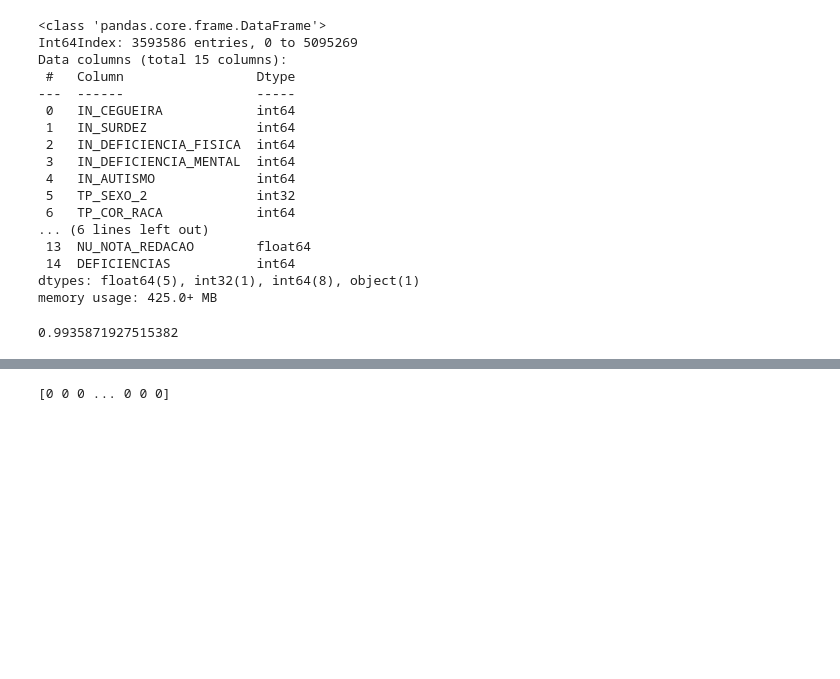
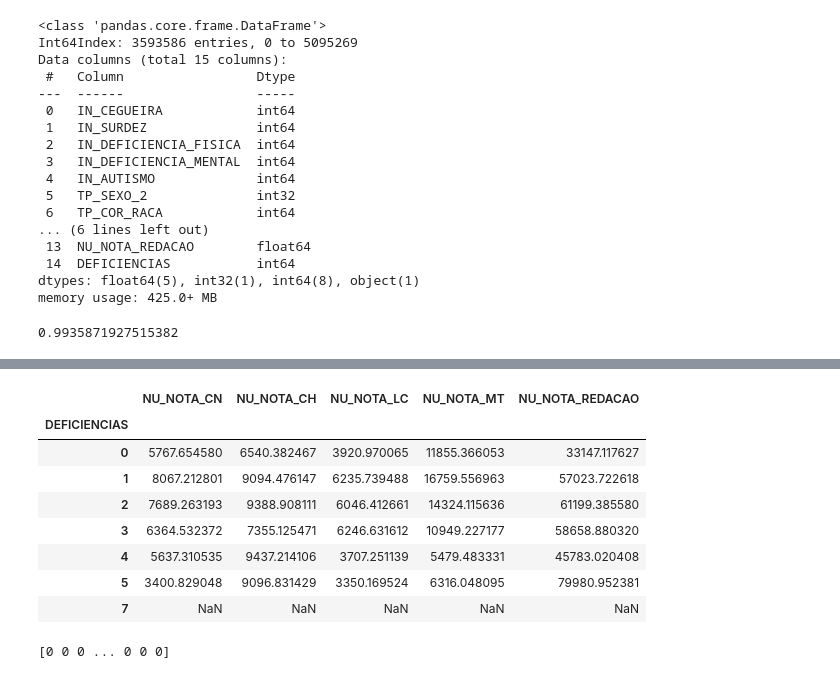
Before and after one commit to maclaudiabl/TCC_ICMC_Maria_Claudia_Lima, a Jupyter notebook: ENEM_PcDs.ipynb, the cells around one changed output, grey strips where cells are left out. Saved outputs shown, nothing was run; the diff lists cells and outputs as text; code cells hidden in the pictures; blank space fills up the shorter version.

```diff
--- a/ENEM_PcDs.ipynb
+++ b/ENEM_PcDs.ipynb
@@ -1037,3 +1063,15 @@ print(knn.score(X_test, y_test) ) # acurácia do modelo
+# %%
+pcds.iloc[:,19:].groupby('DEFICIENCIAS').var()
+# %% [output]
+|  | NU_NOTA_CN | NU_NOTA_CH | NU_NOTA_LC | NU_NOTA_MT | NU_NOTA_REDACAO |
+| DEFICIENCIAS |  |  |  |  |  |
+| 0 | 5767.654580 | 6540.382467 | 3920.970065 | 11855.366053 | 33147.117627 |
+| 1 | 8067.212801 | 9094.476147 | 6235.739488 | 16759.556963 | 57023.722618 |
+| 2 | 7689.263193 | 9388.908111 | 6046.412661 | 14324.115636 | 61199.385580 |
+| 3 | 6364.532372 | 7355.125471 | 6246.631612 | 10949.227177 | 58658.880320 |
+| 4 | 5637.310535 | 9437.214106 | 3707.251139 | 5479.483331 | 45783.020408 |
+| 5 | 3400.829048 | 9096.831429 | 3350.169524 | 6316.048095 | 79980.952381 |
+| 7 | NaN | NaN | NaN | NaN | NaN |
 # %%
 pred_prob = knn.predict_proba(X_train)
 ind = np.argmax(a = pred_prob, axis = 1)
```
Also changed, not shown: parts of 5 cells of this notebook.
